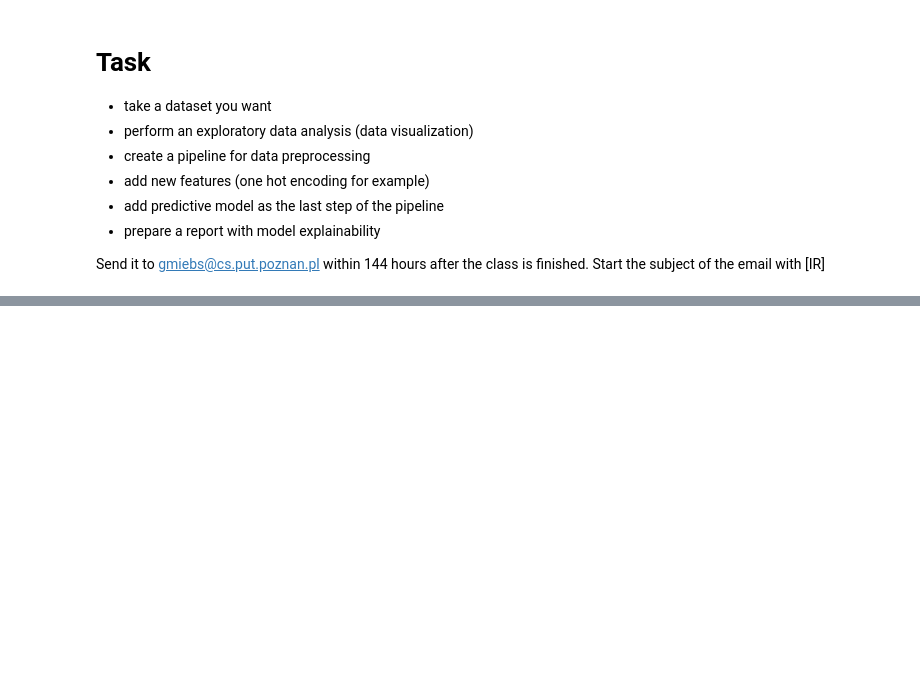
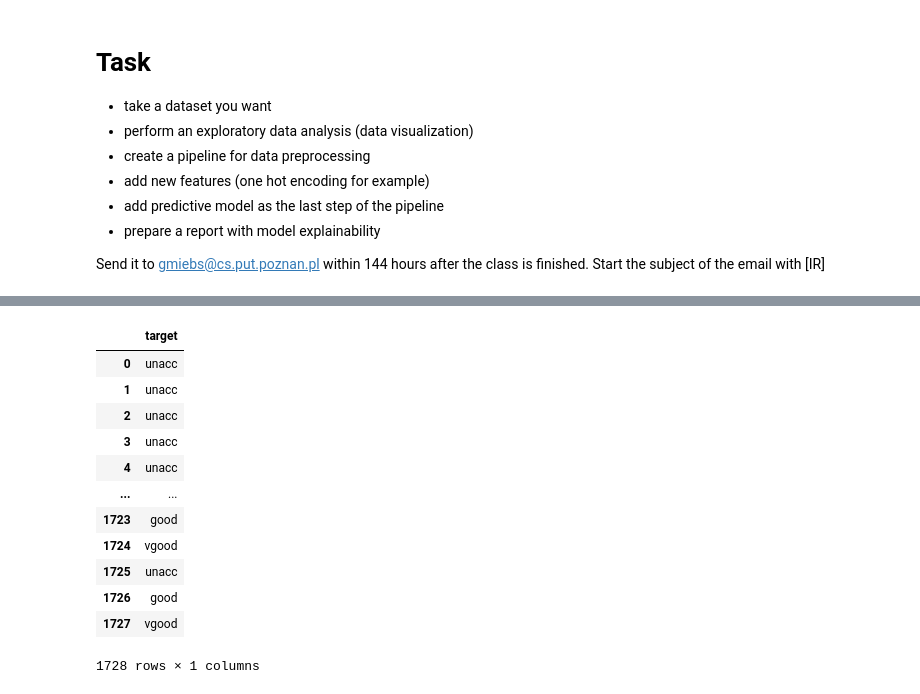
Before and after one commit to SamuelJanas/Sem5, a Jupyter notebook: Information-Retrieval/Lab2IR.ipynb, the cells around one changed output, grey strips where cells are left out. Drawn from its saved outputs; the diff is of its cells as text; code cells hidden in the pictures; blank space fills up the shorter version.

```diff
--- a/Information-Retrieval/Lab2IR.ipynb
+++ b/Information-Retrieval/Lab2IR.ipynb
@@ -138,0 +221,18 @@ Send it to gmiebs@cs.put.poznan.pl within 144 hours after the class is finished.
+# %%
+# change y column name from 'class' to 'target'
+y = y.rename(columns={'class': 'target'})
+y
+# %% [output]
+|  | target |
+| 0 | unacc |
+| 1 | unacc |
+| 2 | unacc |
+| 3 | unacc |
+| 4 | unacc |
+| ... | ... |
+| 1723 | good |
+| 1724 | vgood |
+| 1725 | unacc |
+| 1726 | good |
+| 1727 | vgood |
+1728 rows × 1 columns
```
Also changed, not shown: parts of 22 cells of this notebook.
